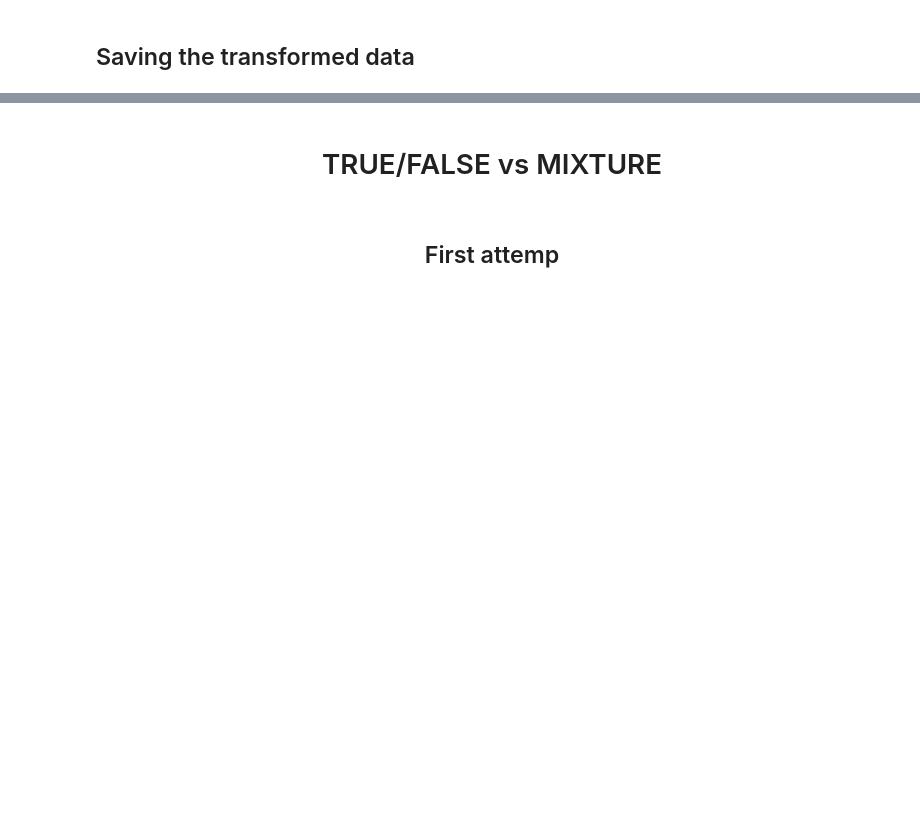
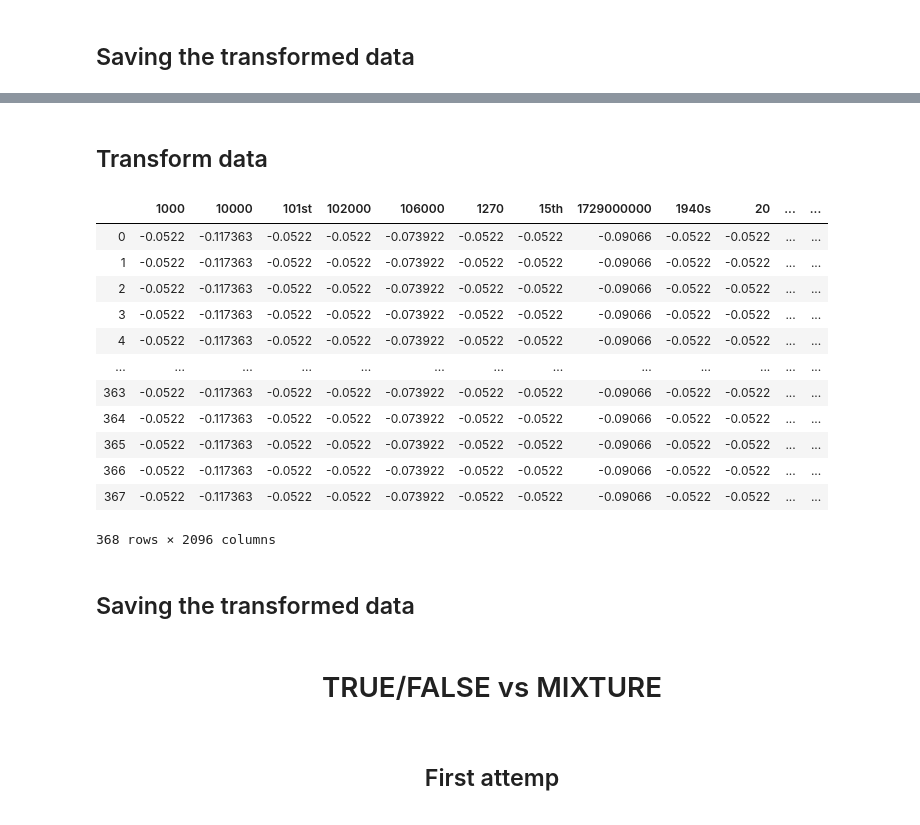
Before and after one commit to nilbahaaeddine/ClaimsClassification, a Jupyter notebook: src/Classification.ipynb, the cells around one changed output, grey strips where cells are left out. Saved outputs shown, nothing was run; the diff lists cells and outputs as text; code cells hidden in the pictures; blank space fills up the shorter version.

```diff
--- a/src/Classification.ipynb
+++ b/src/Classification.ipynb
@@ -568,0 +862,50 @@ dfTvsF2.to_csv('attemps/tf2.csv', sep = ';', index = False)
+# %%
+dfTvsFHeadlineText3 = dfTvsFHeadlineText.copy()
+dfTvsFAuthor3 = dfTvsFAuthor.copy()
+dfTvsFNamedEntitiesClaim3 = dfTvsFNamedEntitiesClaim.copy()
+dfTvsFNamedEntitiesArticle3 = dfTvsFNamedEntitiesArticle.copy()
+dfTvsFKeywords3 = dfTvsFKeywords.copy()
+dfTvsFSource3 = dfTvsFSource.copy()
+dfTvsFRatingName3 = dfTvsFRatingName.copy()
+# %% [markdown]
+## Transform data
+# %%
+dfTvsFHeadlineText3 = pd.DataFrame(tfidfVectorizer.fit_transform(dfTvsFHeadlineText3).toarray(), columns = tfidfVectorizer.get_feature_names())
+dfTvsFHeadlineText3 = pd.DataFrame(standardScaler.fit_transform(dfTvsFHeadlineText3), columns = tfidfVectorizer.get_feature_names())
+
+dfTvsFSource3 = pd.get_dummies(dfTvsFSource3, columns = ['Source'], prefix = 'Source').reset_index(drop = True)
+
+dfTvsFRatingName3 = pd.DataFrame(classLabelEncoder.fit_transform(dfTvsFRatingName3), columns = ['RatingName'])
+
+# Pas encore traité
+dfTvsFAuthor3 = pd.DataFrame(classLabelEncoder.fit_transform(dfTvsFAuthor3), columns = ['Author'])
+dfTvsFAuthor3 = pd.DataFrame(minMaxScaler.fit_transform(dfTvsFAuthor3), columns = ['Author'])
+
+dfTvsFNamedEntitiesClaim3 = pd.DataFrame(tfidfVectorizer.fit_transform(dfTvsFNamedEntitiesClaim3).toarray(), columns = tfidfVectorizer.get_feature_names())
+dfTvsFNamedEntitiesClaim3 = pd.DataFrame(standardScaler.fit_transform(dfTvsFNamedEntitiesClaim3), columns = tfidfVectorizer.get_feature_names())
+
+dfTvsFNamedEntitiesArticle3 = pd.DataFrame(classLabelEncoder.fit_transform(dfTvsFNamedEntitiesArticle3), columns = ['NamedEntitiesArticle'])
+dfTvsFNamedEntitiesArticle3 = pd.DataFrame(minMaxScaler.fit_transform(dfTvsFNamedEntitiesArticle3), columns = ['NamedEntitiesArticle'])
+
+dfTvsFKeywords3 = pd.DataFrame(classLabelEncoder.fit_transform(dfTvsFKeywords3), columns = ['Keywords'])
+dfTvsFKeywords3 = pd.DataFrame(minMaxScaler.fit_transform(dfTvsFKeywords3), columns = ['Keywords'])
+
+dfTvsF3 = pd.concat([dfTvsFHeadlineText3, dfTvsFSource3, dfTvsFRatingName3], axis = 1)
+
+display(dfTvsF3)
+# %% [output]
+|  | 1000 | 10000 | 101st | 102000 | 106000 | 1270 | 15th | 1729000000 | 1940s | 20 | ... | ... |
+| 0 | -0.0522 | -0.117363 | -0.0522 | -0.0522 | -0.073922 | -0.0522 | -0.0522 | -0.09066 | -0.0522 | -0.0522 | ... | ... |
+| 1 | -0.0522 | -0.117363 | -0.0522 | -0.0522 | -0.073922 | -0.0522 | -0.0522 | -0.09066 | -0.0522 | -0.0522 | ... | ... |
+| 2 | -0.0522 | -0.117363 | -0.0522 | -0.0522 | -0.073922 | -0.0522 | -0.0522 | -0.09066 | -0.0522 | -0.0522 | ... | ... |
+| 3 | -0.0522 | -0.117363 | -0.0522 | -0.0522 | -0.073922 | -0.0522 | -0.0522 | -0.09066 | -0.0522 | -0.0522 | ... | ... |
+| 4 | -0.0522 | -0.117363 | -0.0522 | -0.0522 | -0.073922 | -0.0522 | -0.0522 | -0.09066 | -0.0522 | -0.0522 | ... | ... |
+| ... | ... | ... | ... | ... | ... | ... | ... | ... | ... | ... | ... | ... |
+| 363 | -0.0522 | -0.117363 | -0.0522 | -0.0522 | -0.073922 | -0.0522 | -0.0522 | -0.09066 | -0.0522 | -0.0522 | ... | ... |
+| 364 | -0.0522 | -0.117363 | -0.0522 | -0.0522 | -0.073922 | -0.0522 | -0.0522 | -0.09066 | -0.0522 | -0.0522 | ... | ... |
+| 365 | -0.0522 | -0.117363 | -0.0522 | -0.0522 | -0.073922 | -0.0522 | -0.0522 | -0.09066 | -0.0522 | -0.0522 | ... | ... |
+| 366 | -0.0522 | -0.117363 | -0.0522 | -0.0522 | -0.073922 | -0.0522 | -0.0522 | -0.09066 | -0.0522 | -0.0522 | ... | ... |
+| 367 | -0.0522 | -0.117363 | -0.0522 | -0.0522 | -0.073922 | -0.0522 | -0.0522 | -0.09066 | -0.0522 | -0.0522 | ... | ... |
+368 rows × 2096 columns
+# %% [markdown]
+## Saving the transformed data
```
Also changed, not shown: parts of 55 cells of this notebook, 8 other files.
